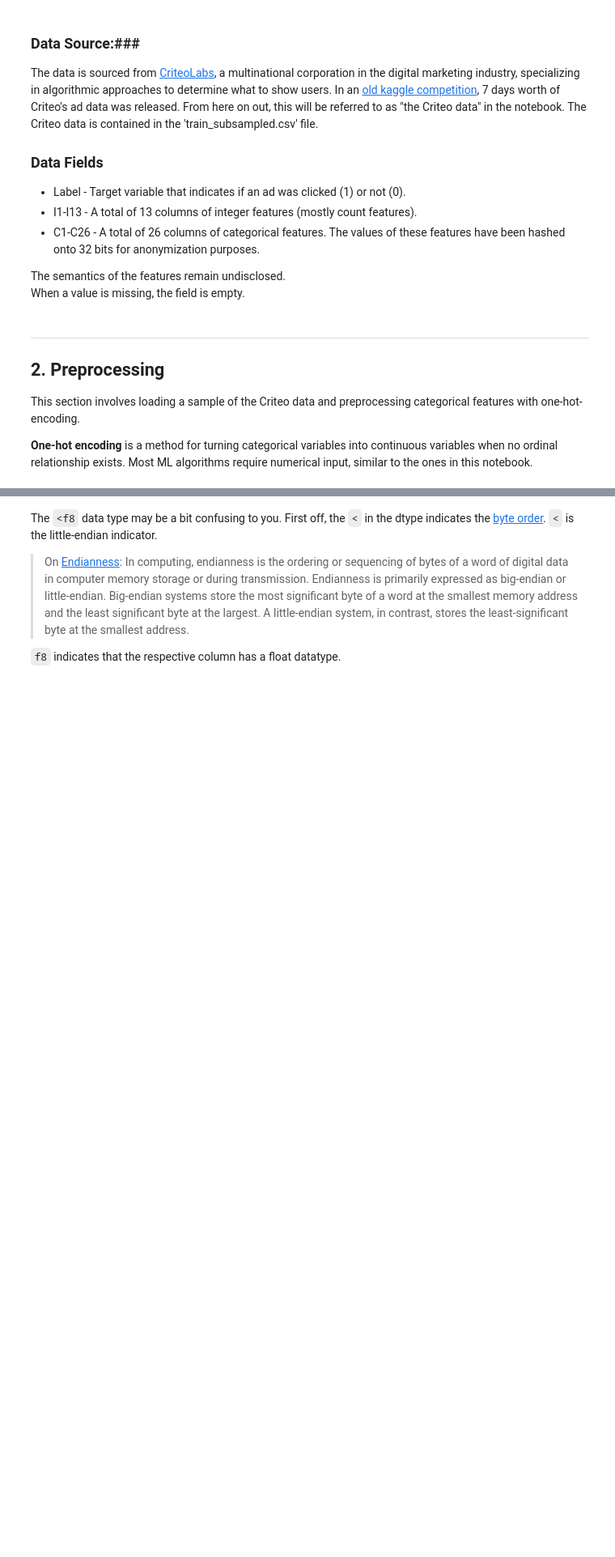
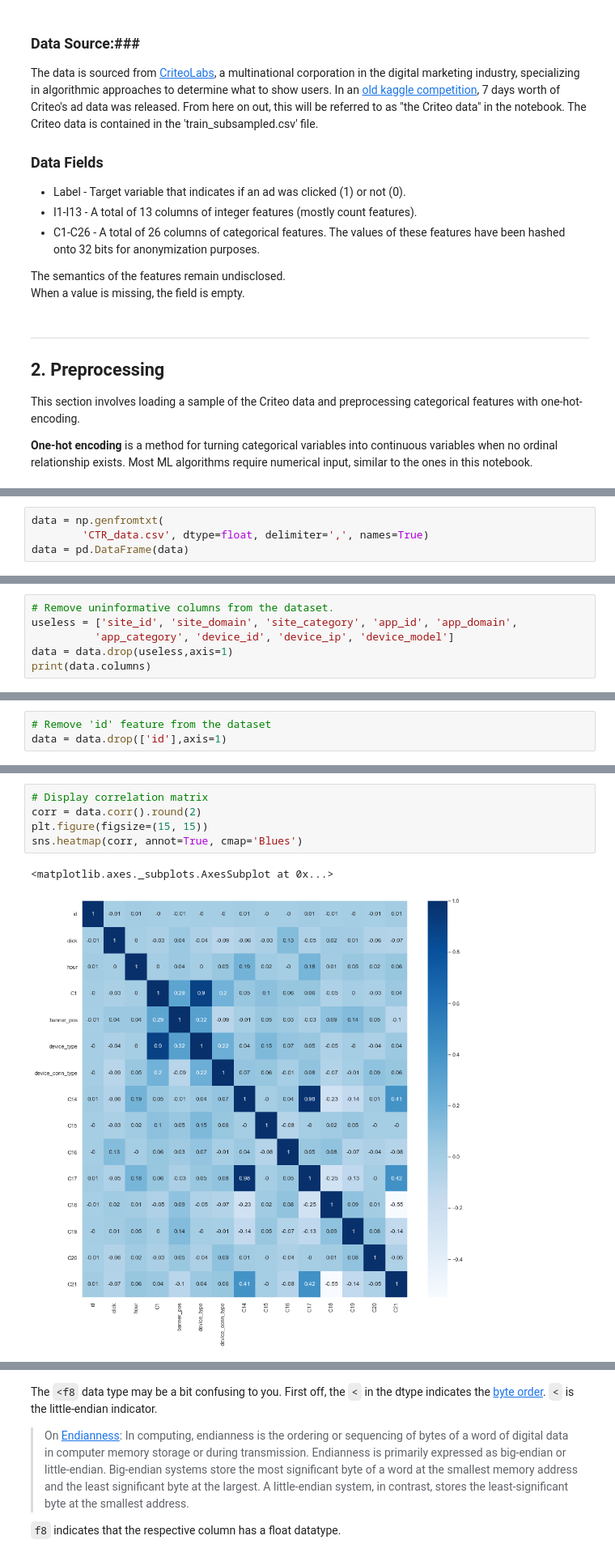
Before and after one commit to Unique-Divine/Click-Through-Rate-Prediction, a Jupyter notebook: CTR Prediction with Stochastic Gradient Descent.ipynb, the cells around one changed output, grey strips where cells are left out. Shown: that part at 81% size. Saved outputs shown, nothing was run; the diff lists cells and outputs as text; blank space fills up the shorter version.

```diff
--- a/CTR Prediction with Stochastic Gradient Descent.ipynb
+++ b/CTR Prediction with Stochastic Gradient Descent.ipynb
@@ -191,0 +67,4 @@ A total of  5  features.
+# %%
+data = np.genfromtxt(
+        'CTR_data.csv', dtype=float, delimiter=',', names=True)
+data = pd.DataFrame(data)
@@ -191,0 +83,6 @@ A total of  5  features.
+# %%
+# Remove uninformative columns from the dataset.
+useless = ['site_id', 'site_domain', 'site_category', 'app_id', 'app_domain',
+          'app_category', 'device_id', 'device_ip', 'device_model']
+data = data.drop(useless,axis=1)
+print(data.columns)
@@ -191,0 +102,3 @@ A total of  5  features.
+# %%
+# Remove 'id' feature from the dataset
+data = data.drop(['id'],axis=1)
@@ -191,0 +116,8 @@ A total of  5  features.
+# %%
+# Display correlation matrix
+corr = data.corr().round(2)
+plt.figure(figsize=(15, 15))
+sns.heatmap(corr, annot=True, cmap='Blues')
+# %% [output]
+<matplotlib.axes._subplots.AxesSubplot at 0x...>
+[figure, added]
```
Also changed, not shown: parts of 48 cells of this notebook, 1 other file.
